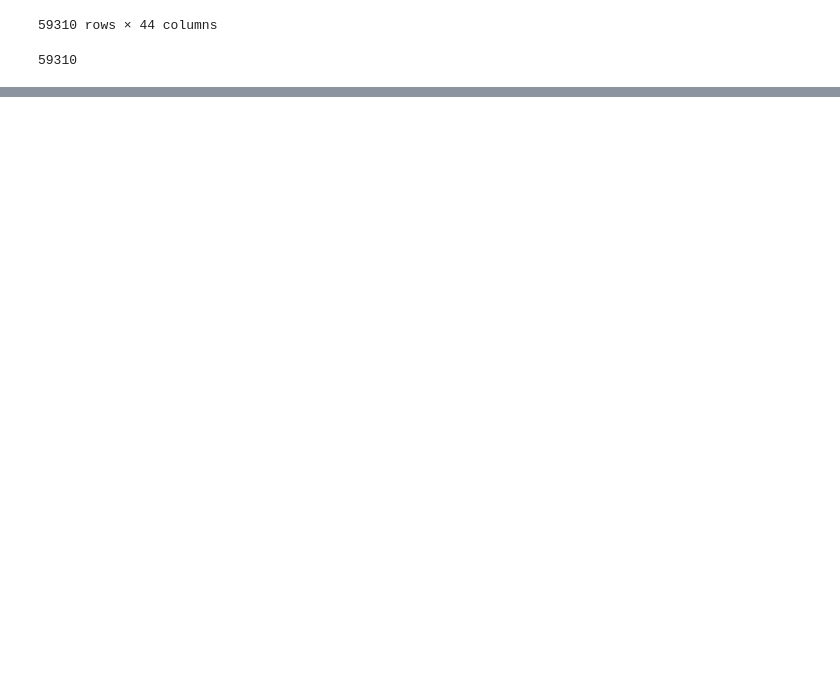
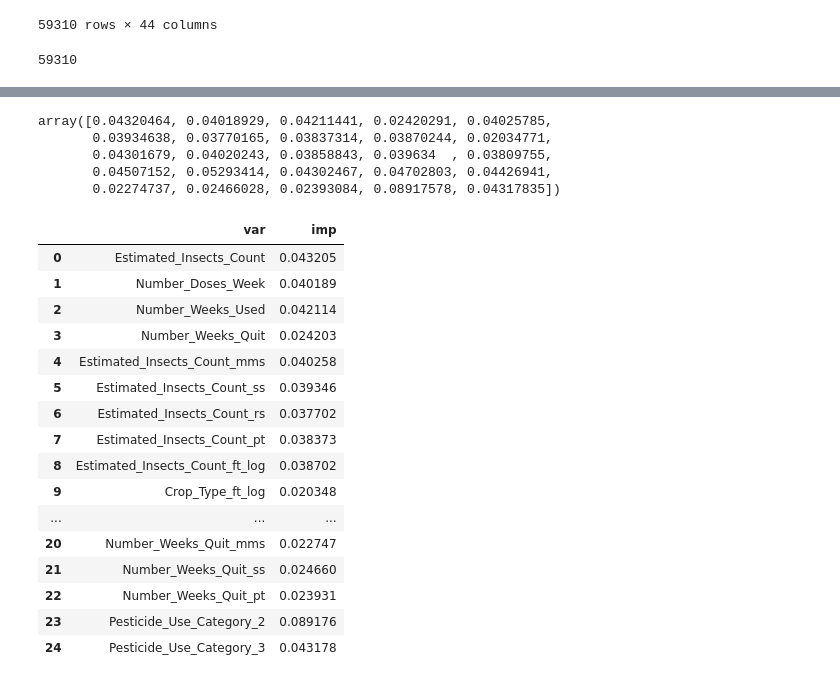
Before and after one commit to teja275/Janatahack-Machine-Learning-in-Agriculture, a Jupyter notebook: Notebooks/Base Model.ipynb, the cells around one changed output, grey strips where cells are left out. Saved outputs shown, nothing was run; the diff lists cells and outputs as text; code cells hidden in the pictures; blank space fills up the shorter version.

```diff
--- a/Notebooks/Base Model.ipynb
+++ b/Notebooks/Base Model.ipynb
@@ -247,0 +256,4 @@ sample_submission.to_csv('submission_rf_untuned.csv',index=False)
+# %%
+rfe = RFE(rf_random.best_estimator_, n_features_to_select=25, verbose=1)
+# %%
+selector = rfe.fit(X_train, y_train.values.ravel())
@@ -247,0 +305,2 @@ sample_submission.to_csv('submission_rf_untuned.csv',index=False)
+# %%
+selected = pd.DataFrame({'feature':X_train.columns, 'selected': selector.support_})
@@ -247,0 +341,30 @@ sample_submission.to_csv('submission_rf_untuned.csv',index=False)
+# %%
+selector.estimator_.feature_importances_
+# %% [output]
+array([0.04320464, 0.04018929, 0.04211441, 0.02420291, 0.04025785,
+       0.03934638, 0.03770165, 0.03837314, 0.03870244, 0.02034771,
+       0.04301679, 0.04020243, 0.03858843, 0.039634  , 0.03809755,
+       0.04507152, 0.05293414, 0.04302467, 0.04702803, 0.04426941,
+       0.02274737, 0.02466028, 0.02393084, 0.08917578, 0.04317835])
+# %%
+model_imp_v = pd.DataFrame({'var':list(selected[selected['selected']==True]['feature']),'imp':selector.estimator_.feature_importances_})
+# %%
+model_imp_v
+# %% [output]
+|  | var | imp |
+| 0 | Estimated_Insects_Count | 0.043205 |
+| 1 | Number_Doses_Week | 0.040189 |
+| 2 | Number_Weeks_Used | 0.042114 |
+| 3 | Number_Weeks_Quit | 0.024203 |
+| 4 | Estimated_Insects_Count_mms | 0.040258 |
+| 5 | Estimated_Insects_Count_ss | 0.039346 |
+| 6 | Estimated_Insects_Count_rs | 0.037702 |
+| 7 | Estimated_Insects_Count_pt | 0.038373 |
+| 8 | Estimated_Insects_Count_ft_log | 0.038702 |
+| 9 | Crop_Type_ft_log | 0.020348 |
+| ... | ... | ... |
+| 20 | Number_Weeks_Quit_mms | 0.022747 |
+| 21 | Number_Weeks_Quit_ss | 0.024660 |
+| 22 | Number_Weeks_Quit_pt | 0.023931 |
+| 23 | Pesticide_Use_Category_2 | 0.089176 |
+| 24 | Pesticide_Use_Category_3 | 0.043178 |
```
Also changed, not shown: parts of 14 cells of this notebook.
